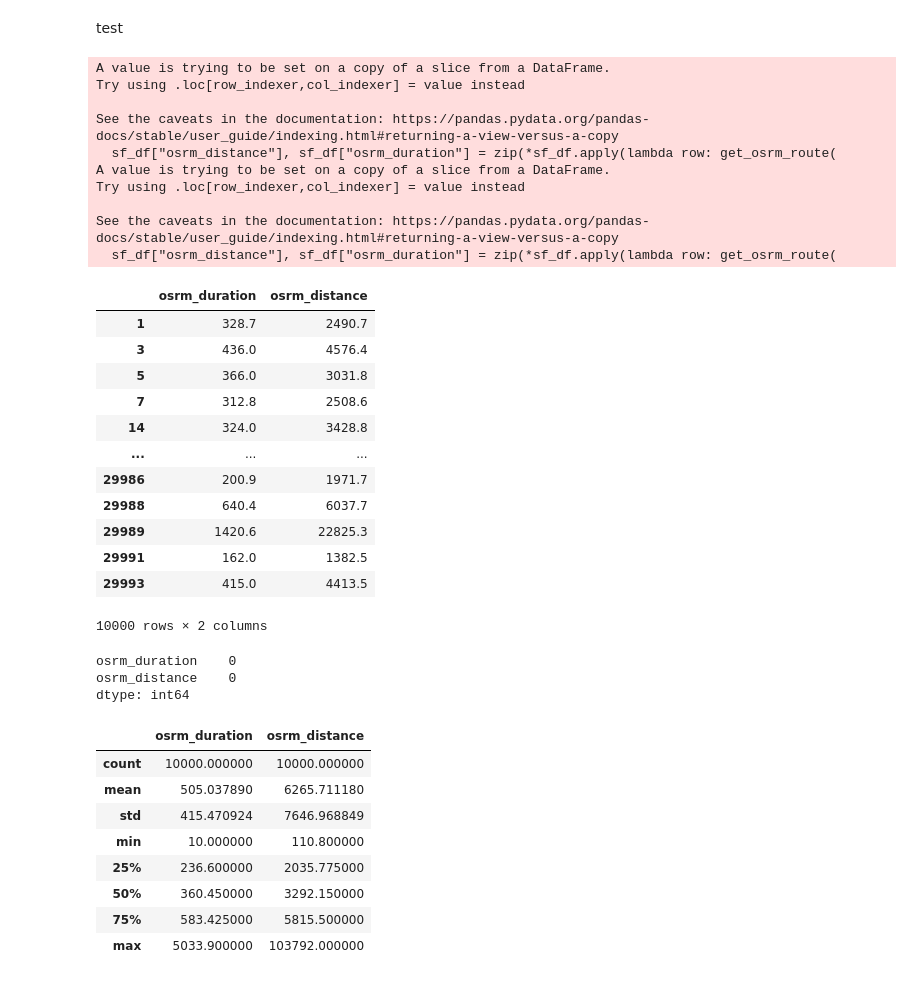
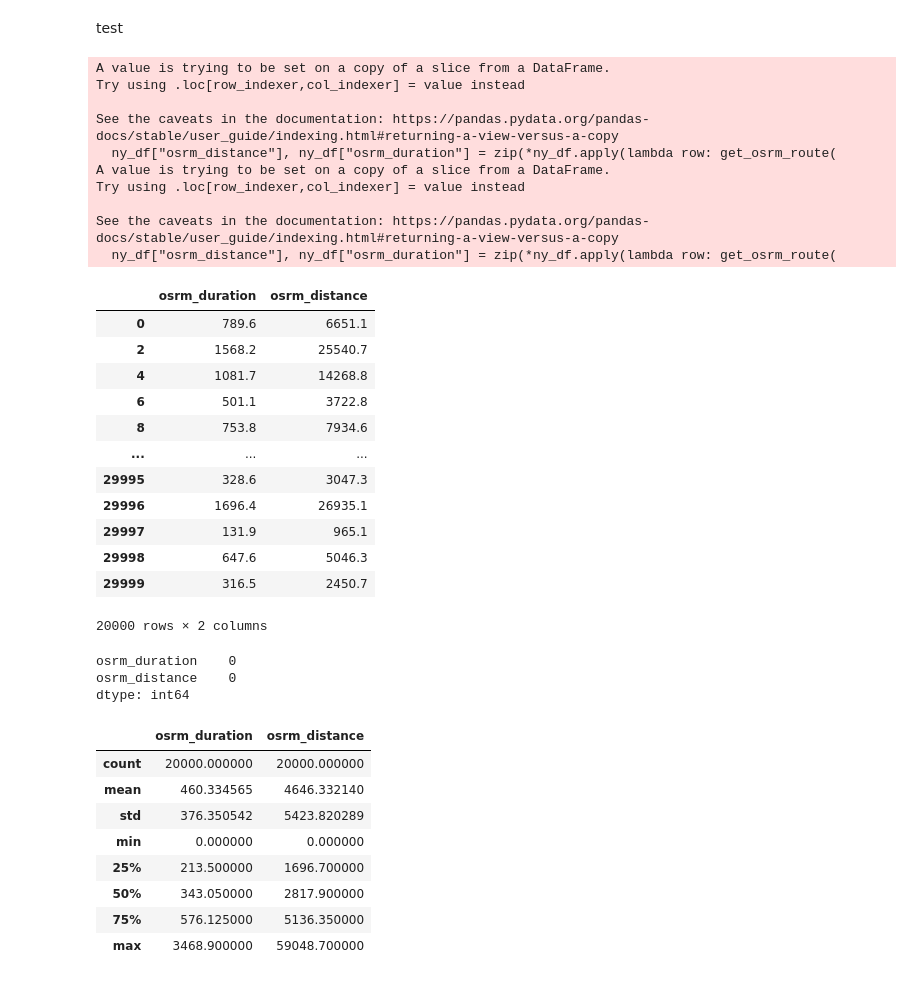
Before and after one commit to APeFerreira/TripDurationPredictor, a Jupyter notebook: osmr_distances_times.ipynb, the cells around one changed output. Saved outputs shown, nothing was run; the diff lists cells and outputs as text; code cells hidden in the pictures.

```diff
--- a/osmr_distances_times.ipynb
+++ b/osmr_distances_times.ipynb
@@ -90,32 +119,32 @@ sf_df.to_csv('sf_df_osmr.csv', index=False)
 test
 # %%
 df = pd.read_csv('test_cleaned.csv', index_col=0)
-sf_df = df[df['start_city'] == 'SF']
-sf_df["osrm_distance"], sf_df["osrm_duration"] = zip(*sf_df.apply(lambda row: get_osrm_route(
+ny_df = df[df['start_city'] == 'NY']
+ny_df["osrm_distance"], ny_df["osrm_duration"] = zip(*ny_df.apply(lambda row: get_osrm_route(
     row["start_lat"], row["start_lng"], row["end_lat"], row["end_lng"]), axis=1))
-sf_df[['osrm_duration', 'osrm_distance']]
+ny_df[['osrm_duration', 'osrm_distance']]
 # %% [output]
 A value is trying to be set on a copy of a slice from a DataFrame.
 Try using .loc[row_indexer,col_indexer] = value instead
 
 See the caveats in the documentation: https://pandas.pydata.org/pandas-docs/stable/user_guide/indexing.html#returning-a-view-versus-a-copy
-  sf_df["osrm_distance"], sf_df["osrm_duration"] = zip(*sf_df.apply(lambda row: get_osrm_route(
+  ny_df["osrm_distance"], ny_df["osrm_duration"] = zip(*ny_df.apply(lambda row: get_osrm_route(
 A value is trying to be set on a copy of a slice from a DataFrame.
 Try using .loc[row_indexer,col_indexer] = value instead
 
 See the caveats in the documentation: https://pandas.pydata.org/pandas-docs/stable/user_guide/indexing.html#returning-a-view-versus-a-copy
-  sf_df["osrm_distance"], sf_df["osrm_duration"] = zip(*sf_df.apply(lambda row: get_osrm_route(
+  ny_df["osrm_distance"], ny_df["osrm_duration"] = zip(*ny_df.apply(lambda row: get_osrm_route(
 |  | osrm_duration | osrm_distance |
-| 1 | 328.7 | 2490.7 |
-| 3 | 436.0 | 4576.4 |
-| 5 | 366.0 | 3031.8 |
-| 7 | 312.8 | 2508.6 |
-| 14 | 324.0 | 3428.8 |
+| 0 | 789.6 | 6651.1 |
+| 2 | 1568.2 | 25540.7 |
+| 4 | 1081.7 | 14268.8 |
+| 6 | 501.1 | 3722.8 |
+| 8 | 753.8 | 7934.6 |
 | ... | ... | ... |
-| 29986 | 200.9 | 1971.7 |
-| 29988 | 640.4 | 6037.7 |
-| 29989 | 1420.6 | 22825.3 |
-| 29991 | 162.0 | 1382.5 |
-| 29993 | 415.0 | 4413.5 |
+| 29995 | 328.6 | 3047.3 |
+| 29996 | 1696.4 | 26935.1 |
+| 29997 | 131.9 | 965.1 |
+| 29998 | 647.6 | 5046.3 |
+| 29999 | 316.5 | 2450.7 |
-10000 rows × 2 columns
+20000 rows × 2 columns
 # %%
@@ -125,14 +154,14 @@ osrm_duration    0
 osrm_distance    0
 dtype: int64
 # %%
-sf_df[['osrm_duration', 'osrm_distance']].describe()
+ny_df[['osrm_duration', 'osrm_distance']].describe()
 # %% [output]
 |  | osrm_duration | osrm_distance |
-| count | 10000.000000 | 10000.000000 |
-| mean | 505.037890 | 6265.711180 |
-| std | 415.470924 | 7646.968849 |
-| min | 10.000000 | 110.800000 |
-| 25% | 236.600000 | 2035.775000 |
-| 50% | 360.450000 | 3292.150000 |
-| 75% | 583.425000 | 5815.500000 |
-| max | 5033.900000 | 103792.000000 |
+| count | 20000.000000 | 20000.000000 |
+| mean | 460.334565 | 4646.332140 |
+| std | 376.350542 | 5423.820289 |
+| min | 0.000000 | 0.000000 |
+| 25% | 213.500000 | 1696.700000 |
+| 50% | 343.050000 | 2817.900000 |
+| 75% | 576.125000 | 5136.350000 |
+| max | 3468.900000 | 59048.700000 |
```
Also changed, not shown: parts of 12 cells of this notebook, 2 other files.
